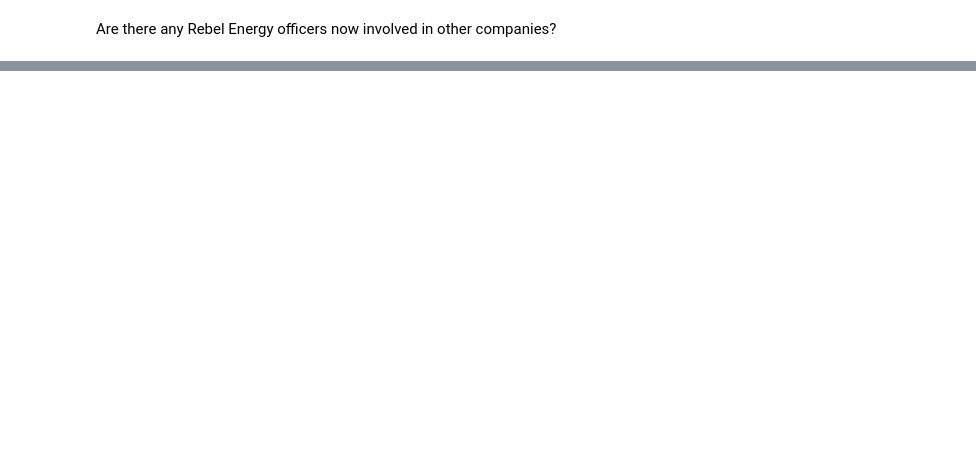
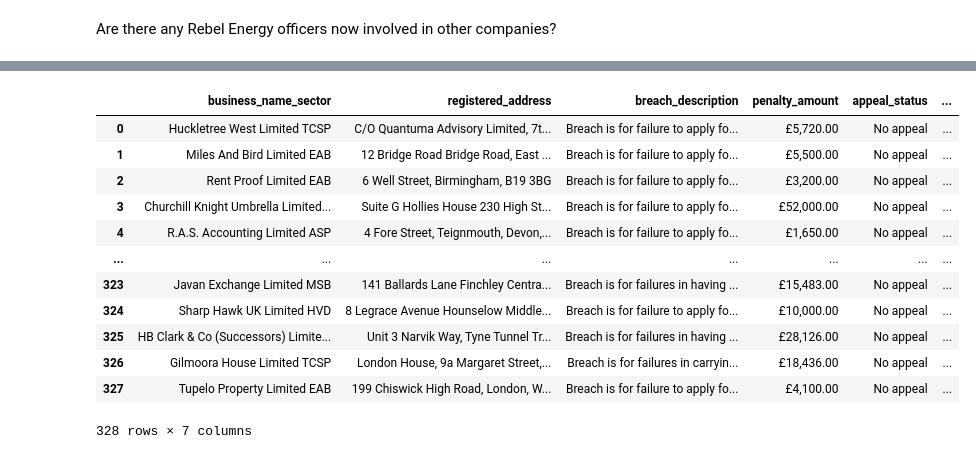
Before and after one commit to jacb1729/Using-Companies-House-API, a Jupyter notebook: Where_are_rebels_officers_now.ipynb, the cells around one changed output, grey strips where cells are left out. Cells and saved outputs as stored; diff of their text form; code cells hidden in the pictures; blank space fills up the shorter version.

Commit message:
non-compliant business parsing

```diff
--- a/Where_are_rebels_officers_now.ipynb
+++ b/Where_are_rebels_officers_now.ipynb
@@ -109,3 +109,20 @@ find_active_company_rows("10952085", "2025-06-01")
 # %% [output]
 |  | company_number | company_name | company_status | officer_id | office_name | officer_role | ... |
 | 0 | 04870759 | FOCUS COUNSELLING (UK) LTD | active | 3jvSqTVwP8oSG2UoH1KGolr3BNM | Simon John Newton HEALE | director | ... |
+# %%
+businesses = pd.read_csv("non_compliant_businesses.csv")
+businesses['breach_numbers_set'] = businesses['breach_numbers'].apply(eval).apply(set)
+# %% [output]
+|  | business_name_sector | registered_address | breach_description | penalty_amount | appeal_status | ... |
+| 0 | Huckletree West Limited TCSP | C/O Quantuma Advisory Limited, 7t... | Breach is for failure to apply fo... | £5,720.00 | No appeal | ... |
+| 1 | Miles And Bird Limited EAB | 12 Bridge Road Bridge Road, East ... | Breach is for failure to apply fo... | £5,500.00 | No appeal | ... |
+| 2 | Rent Proof Limited EAB | 6 Well Street, Birmingham, B19 3BG | Breach is for failure to apply fo... | £3,200.00 | No appeal | ... |
+| 3 | Churchill Knight Umbrella Limited... | Suite G Hollies House 230 High St... | Breach is for failure to apply fo... | £52,000.00 | No appeal | ... |
+| 4 | R.A.S. Accounting Limited ASP | 4 Fore Street, Teignmouth, Devon,... | Breach is for failure to apply fo... | £1,650.00 | No appeal | ... |
+| ... | ... | ... | ... | ... | ... | ... |
+| 323 | Javan Exchange Limited MSB | 141 Ballards Lane Finchley Centra... | Breach is for failures in having ... | £15,483.00 | No appeal | ... |
+| 324 | Sharp Hawk UK Limited HVD | 8 Legrace Avenue Hounselow Middle... | Breach is for failure to apply fo... | £10,000.00 | No appeal | ... |
+| 325 | HB Clark & Co (Successors) Limite... | Unit 3 Narvik Way, Tyne Tunnel Tr... | Breach is for failures in having ... | £28,126.00 | No appeal | ... |
+| 326 | Gilmoora House Limited TCSP | London House, 9a Margaret Street,... | Breach is for failures in carryin... | £18,436.00 | No appeal | ... |
+| 327 | Tupelo Property Limited EAB | 199 Chiswick High Road, London, W... | Breach is for failure to apply fo... | £4,100.00 | No appeal | ... |
+328 rows × 7 columns
```
Also changed, not shown: 4 other files.
